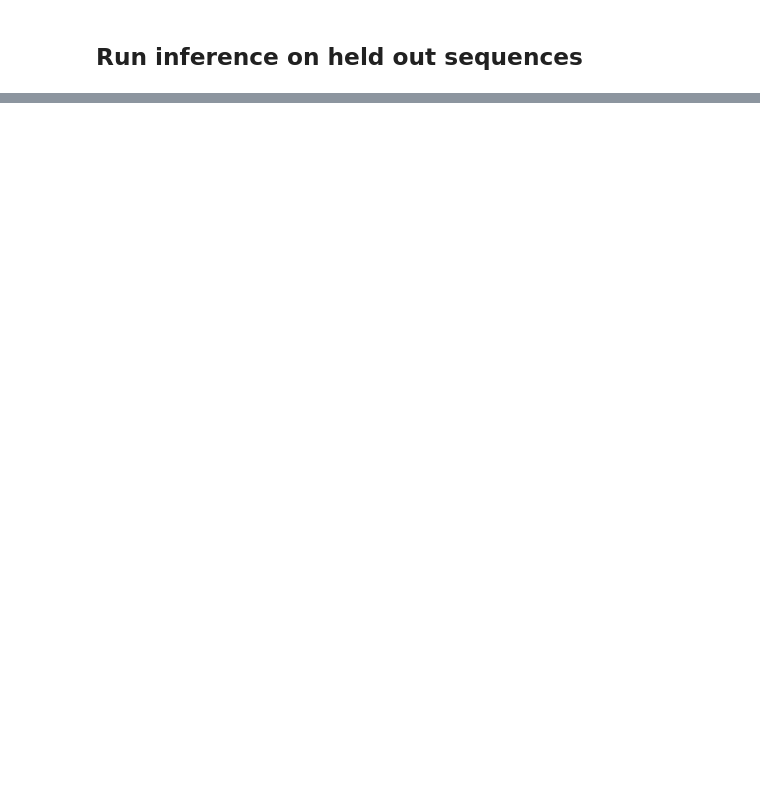
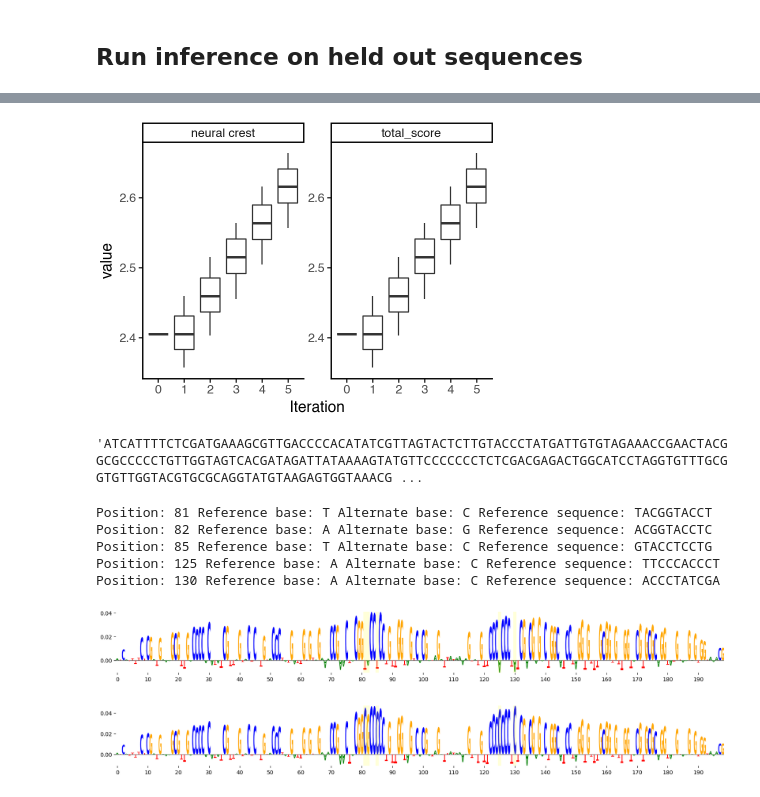
Before and after one commit to victornemenike/neural-crest-deep-learning, a Jupyter notebook: notebooks/single_task_model.ipynb, the cells around one changed output, grey strips where cells are left out. Drawn from its saved outputs; the diff is of its cells as text; code cells hidden in the pictures; blank space fills up the shorter version.

```diff
--- a/notebooks/single_task_model.ipynb
+++ b/notebooks/single_task_model.ipynb
@@ -268,0 +279,9 @@ grelu.visualize.plot_pred_scatter(
+# %%
+import grelu.sequence.utils
+start_seq = grelu.sequence.utils.generate_random_sequences(
+    n=1, # number of sequences to generate
+    seq_len= seq_len, # Length of the generated sequence
+    seed=0,
+    output_format="strings"
+)[0]
+start_seq
@@ -268,0 +290,19 @@ grelu.visualize.plot_pred_scatter(
+# %%
+from grelu.transforms.prediction_transforms import Aggregate
+
+neural_crest_score = Aggregate(
+    tasks = ["neural crest"],
+    model = model,
+)
+# %%
+import grelu.design
+
+output = grelu.design.evolve(
+    [start_seq], # The initial sequences
+    model,
+    prediction_transform=neural_crest_score, # Objective to optimize
+    max_iter=5, # Number of iterations for directed evolution
+    num_workers=8,
+    devices=0,
+    return_seqs="all", # Return all the evolved sequences
+)
@@ -268,0 +352,19 @@ grelu.visualize.plot_pred_scatter(
+# %%
+import grelu.visualize
+grelu.visualize.plot_evolution(output, outlier_size=.1)
+# %% [output]
+[figure, added]
+# %%
+end_seq = output[output.iter==5].sort_values('total_score').iloc[-1].seq
+end_seq
+# %% [output]
+'ATCATTTTCTCGATGAAAGCGTTGACCCCACATATCGTTAGTACTCTTGTACCCTATGATTGTGTAGAAACCGAACTACGGCGCCCCCTGTTGGTAGTCACGATAGATTATAAAAGTATGTTCCCCCCCTCTCGACGAGACTGGCATCCTAGGTGTTTGCGGTGTTGGTACGTGCGCAGGTATGTAAGAGTGGTAAACG ...
+# %%
+import grelu.sequence.mutate
+mutated_positions = grelu.sequence.mutate.seq_differences(start_seq, end_seq, verbose=True)
+# %% [output]
+Position: 81 Reference base: T Alternate base: C Reference sequence: TACGGTACCT
+Position: 82 Reference base: A Alternate base: G Reference sequence: ACGGTACCTC
+Position: 85 Reference base: T Alternate base: C Reference sequence: GTACCTCCTG
+Position: 125 Reference base: A Alternate base: C Reference sequence: TTCCCACCCT
+Position: 130 Reference base: A Alternate base: C Reference sequence: ACCCTATCGA
@@ -268,0 +382,23 @@ grelu.visualize.plot_pred_scatter(
+# %%
+import logomaker
+import matplotlib.pyplot as plt
+
+grelu.visualize.plot_attributions(
+    start_attrs,
+    highlight_positions=mutated_positions, # Highlight the mutated positions
+    ticks=10,
+)
+
+plt.show()
+# %% [output]
+[figure, added]
+# %%
+grelu.visualize.plot_attributions(
+    end_attrs,
+    highlight_positions=mutated_positions, # Highlight the mutated positions,
+    ticks=10,
+)
+
+plt.show()
+# %% [output]
+[figure, added]
```
Also changed, not shown: parts of 23 cells of this notebook.
